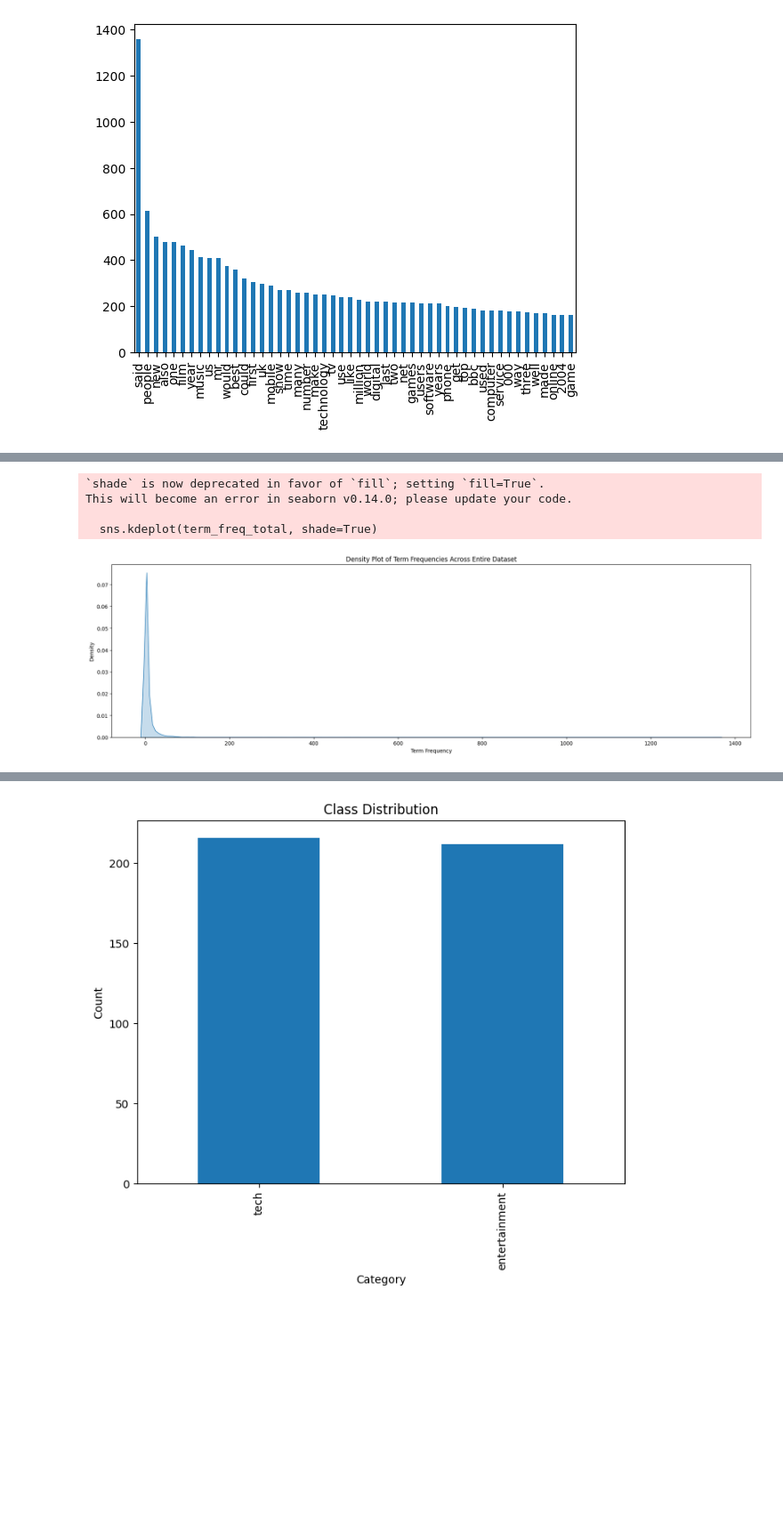
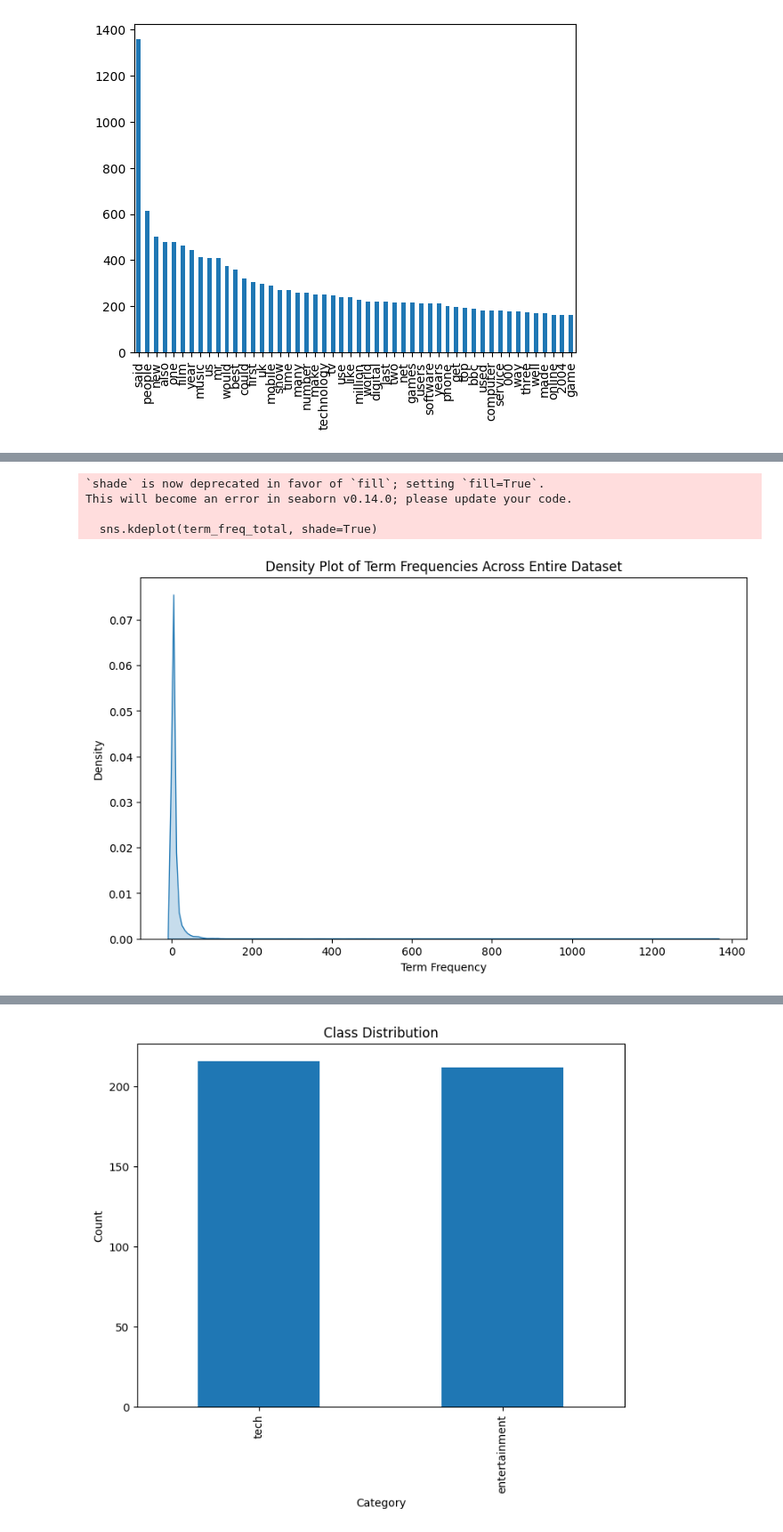
Before and after one commit to garethltm/361a3, a Jupyter notebook: a3.ipynb, the cells around one changed output, grey strips where cells are left out. Shown at 89% size. Saved outputs shown, nothing was run; the diff lists cells and outputs as text; code cells hidden in the pictures; blank space fills up the shorter version.

Commit message:
density graph

```diff
--- a/a3.ipynb
+++ b/a3.ipynb
@@ -118,23 +123,22 @@ plt.show()
 # %%
 import matplotlib.pyplot as plt
 import seaborn as sns
 
 # Group the data by category
 grouped = X_bow.join(data['Category']).groupby('Category')
 
 # Calculate term frequencies across the entire dataset
 term_freq_total = X_bow.sum(axis=0).sort_values(ascending=False)[:]
 
-# Plot the top-50 term frequency distribution as a density plot
-plt.figure(figsize=(22, 6))
+plt.figure(figsize=(10, 6))
 sns.kdeplot(term_freq_total, shade=True)
 plt.xlabel('Term Frequency')
 plt.ylabel('Density')
 plt.title('Density Plot of Term Frequencies Across Entire Dataset')
 plt.show()
 # %% [output]
 `shade` is now deprecated in favor of `fill`; setting `fill=True`.
 This will become an error in seaborn v0.14.0; please update your code.
 
   sns.kdeplot(term_freq_total, shade=True)
-[figure, old version]
+[figure, new version]
```
Also changed, not shown: parts of 4 cells of this notebook.
